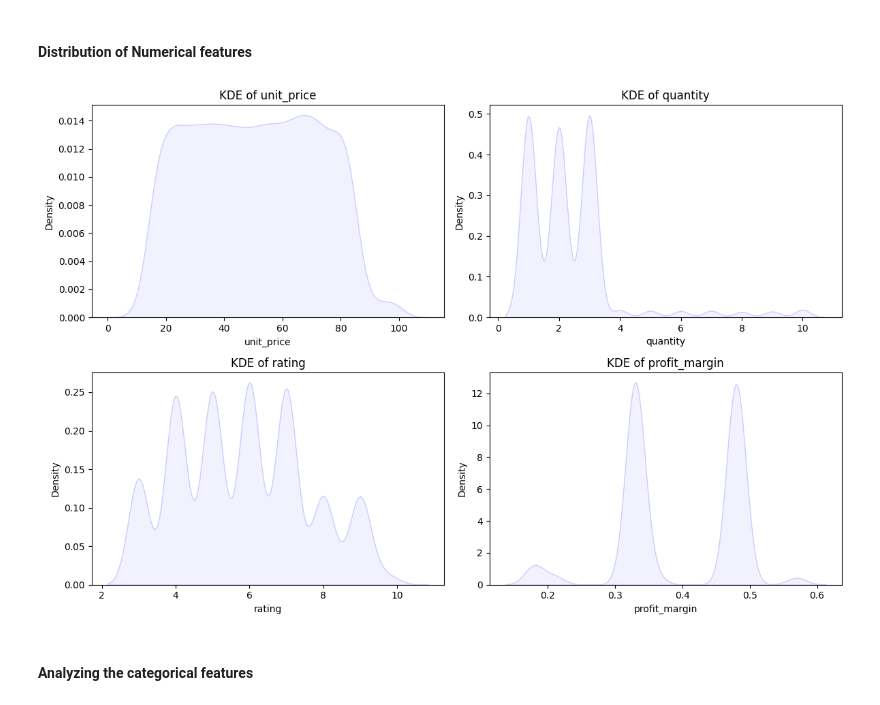
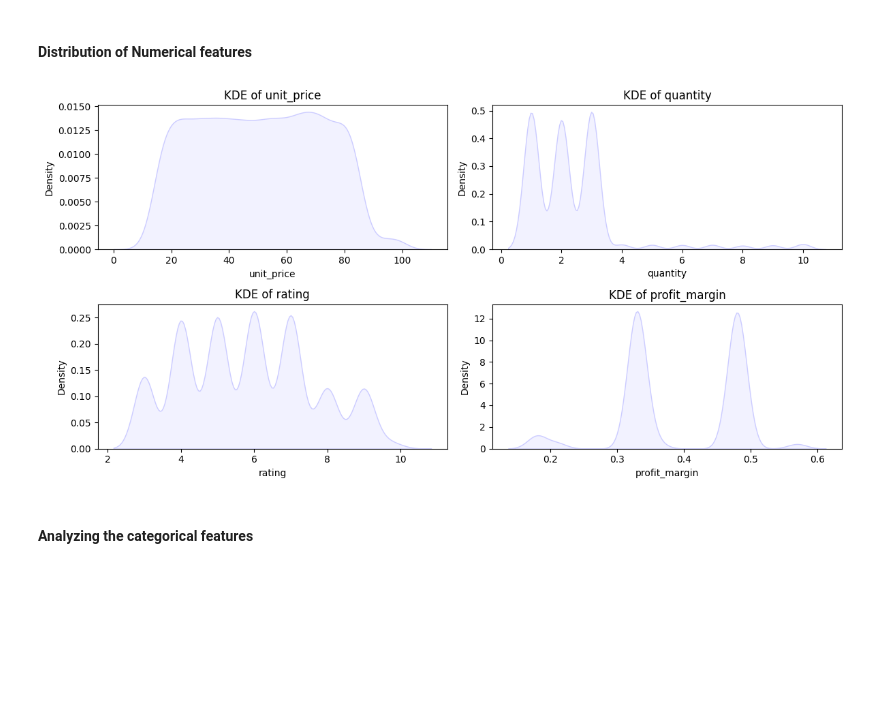
Before and after one commit to nandhika03/walmartsalesanalysis, a Jupyter notebook: code/code1.ipynb, the cells around one changed output. Cells and saved outputs as stored; diff of their text form; code cells hidden in the pictures; blank space fills up the shorter version.

```diff
--- a/code/code1.ipynb
+++ b/code/code1.ipynb
@@ -92,4 +88,4 @@ memory usage: 863.9+ KB
 # %%
 # df['date'] = pd.to_datetime(df['date'], format='%d/%m/%y')
 # df['time'] = pd.to_datetime(df['time'], format='%H:%M:%S').dt.time
-df['datetime'] = pd.to_datetime(df['date'].astype(str) + ' ' + df['time'].astype(str))
+# df['datetime'] = pd.to_datetime(df['date'].astype(str) + ' ' + df['time'].astype(str))
@@ -96,3 +100,5 @@ df['datetime'] = pd.to_datetime(df['date'].astype(str) + ' ' + df['time'].astype
+# %%
+df.drop_duplicates(inplace=True)
 # %% [markdown]
 #### What to do with the missing values?
 # %%
@@ -112,0 +121,2 @@ dtype: int64
+# %%
+df.dropna(inplace=True)
@@ -112,0 +126,2 @@ dtype: int64
+# %%
+df['Total'] = df['quantity'] * df['unit_price']
@@ -134,17 +155,17 @@ plt.show()
 # %% [markdown]
 #### Distribution of Numerical features
 # %%
-fig, axes = plt.subplots(2, 2, figsize=(12, 8))  # create 2x2 grid
+fig, axes = plt.subplots(2, 2, figsize=(12, 6))  # create 2x2 grid
 axes = axes.flatten()  # flatten to easily index
 
 for i, col in enumerate(num_cols):
     sns.kdeplot(data=df, x=col, fill=True, ax=axes[i],color="#ccccff")
     axes[i].set_title(f'KDE of {col}')
 
 plt.tight_layout()
 plt.show()
 # %% [output]
-[figure, old version]
+[figure, new version]
 # %% [markdown]
 #### Analyzing the categorical features
 # %%
```
Also changed, not shown: parts of 18 cells of this notebook, 3 other files.
